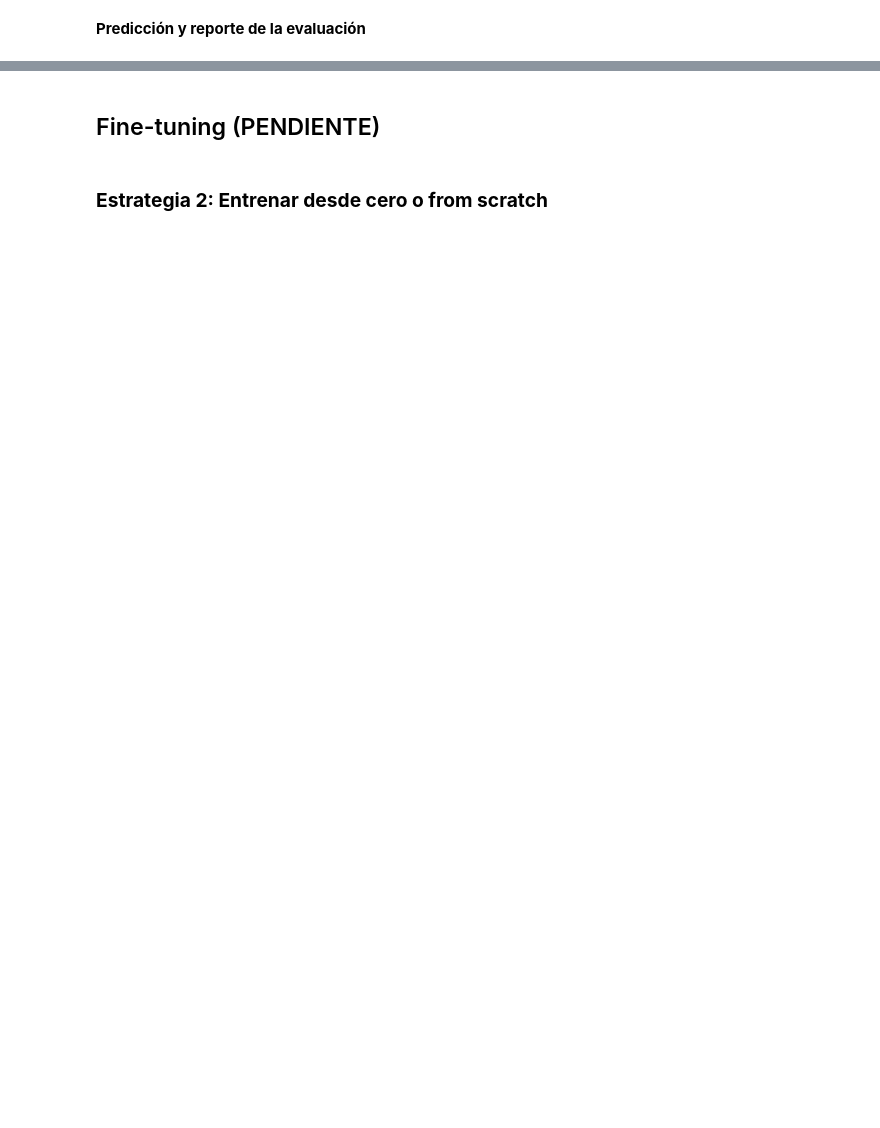
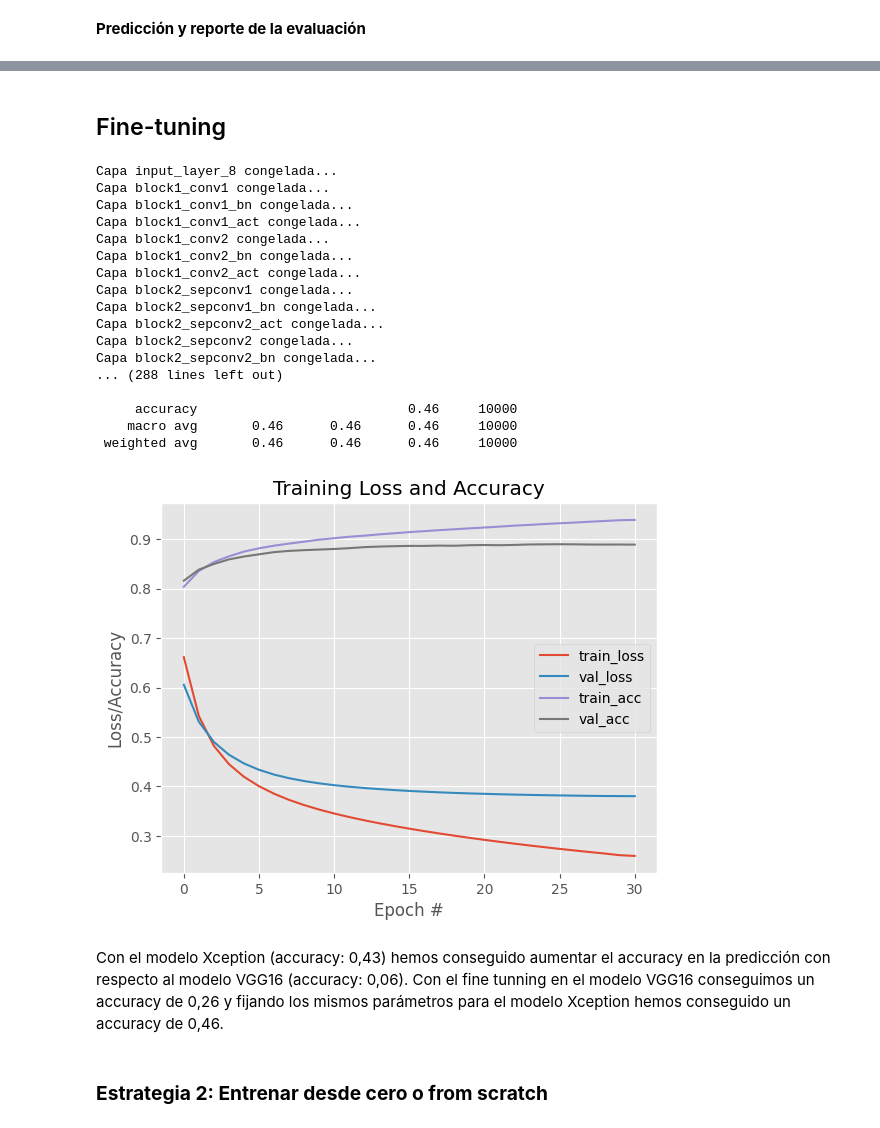
Before and after one commit to Orlan-138/Entregable_DL-RL, a Jupyter notebook: DSC0224ESP_Actividad_DL_Grupo_7_updated13.ipynb, the cells around one changed output, grey strips where cells are left out. Cells and saved outputs as stored; diff of their text form; code cells hidden in the pictures; blank space fills up the shorter version.

```diff
--- a/DSC0224ESP_Actividad_DL_Grupo_7_updated13.ipynb
+++ b/DSC0224ESP_Actividad_DL_Grupo_7_updated13.ipynb
@@ -606,5 +641,5 @@ plt.show()
 # %% [markdown]
-## Fine-tuning (PENDIENTE)
+## Fine-tuning
 # %%
 # Volvemos a cargar el base_model
 base_model = Xception(weights='imagenet',
@@ -620,7 +655,7 @@ for layer in base_model.layers:
 
 # Compilar el modelo
 print("[INFO]: Compilando el modelo...")
-pre_trained_model.compile(loss="categorical_crossentropy",
+model.compile(loss="categorical_crossentropy",
                           optimizer=Adam(learning_rate=0.00001),
                           metrics=["accuracy"])
 
@@ -629,9 +664,9 @@ lr_scheduler = ReduceLROnPlateau(monitor='val_accuracy', factor=0.5, patience=3)
 
 # Volvemos a entrenar la red
 print("[INFO]: Entrenando la red...")
-final = pre_trained_model.fit(x_train,
+H_pre = model.fit(x_train,
                               y_train,
-                              epochs=20,
+                              epochs=50,
                               batch_size=128,
                               validation_split=0.2,
                               callbacks=[early_stopping, lr_scheduler]
@@ -640,31 +675,53 @@ final = pre_trained_model.fit(x_train,
 ##rive.mount('/content/DL')
 
 # Almacenamos el modelo empleando la función mdoel.save de Keras
 #pre_trained_model.save(BASE_FOLDER+"deepCNN_CIFAR100_pretrained_fine_tuned.h5")
 
 # Evaluación del modelo
 print("[INFO]: Evaluando el modelo...")
 
 # Efectuamos la predicción (empleamos el mismo valor de batch_size que en training)
-predictions = pre_trained_model.predict(x_test,
+predictions = model.predict(x_test,
                                         batch_size=128)
 
 # Sacamos el report para test
 print(classification_report(y_test.argmax(axis=1),
                             predictions.argmax(axis=1),
                             target_names=labelNames))
 
 epochs = len(H_pre.history["loss"])
 
 # Gráficas
 plt.style.use("ggplot")
 plt.figure()
 plt.plot(np.arange(0, epochs), H_pre.history["loss"], label="train_loss")
 plt.plot(np.arange(0, epochs), H_pre.history["val_loss"], label="val_loss")
 plt.plot(np.arange(0, epochs), H_pre.history["accuracy"], label="train_acc")
 plt.plot(np.arange(0, epochs), H_pre.history["val_accuracy"], label="val_acc")
 plt.title("Training Loss and Accuracy")
 plt.xlabel("Epoch #")
 plt.ylabel("Loss/Accuracy")
 plt.legend()
 plt.show()
+# %% [output]
+Capa input_layer_8 congelada...
+Capa block1_conv1 congelada...
+Capa block1_conv1_bn congelada...
+Capa block1_conv1_act congelada...
+Capa block1_conv2 congelada...
+Capa block1_conv2_bn congelada...
+Capa block1_conv2_act congelada...
+Capa block2_sepconv1 congelada...
+Capa block2_sepconv1_bn congelada...
+Capa block2_sepconv2_act congelada...
+Capa block2_sepconv2 congelada...
+Capa block2_sepconv2_bn congelada...
+... (288 lines left out)
+
+     accuracy                           0.46     10000
+    macro avg       0.46      0.46      0.46     10000
+ weighted avg       0.46      0.46      0.46     10000
+[figure, added]
+# %% [markdown]
+Con el modelo Xception (accuracy: 0,43) hemos conseguido aumentar el accuracy en la predicción con respecto al modelo VGG16 (accuracy: 0,06).
+Con el fine tunning en el modelo VGG16 conseguimos un accuracy de 0,26 y fijando los mismos parámetros para el modelo Xception hemos conseguido un accuracy de 0,46.
```
Also changed, not shown: parts of 6 cells of this notebook.
